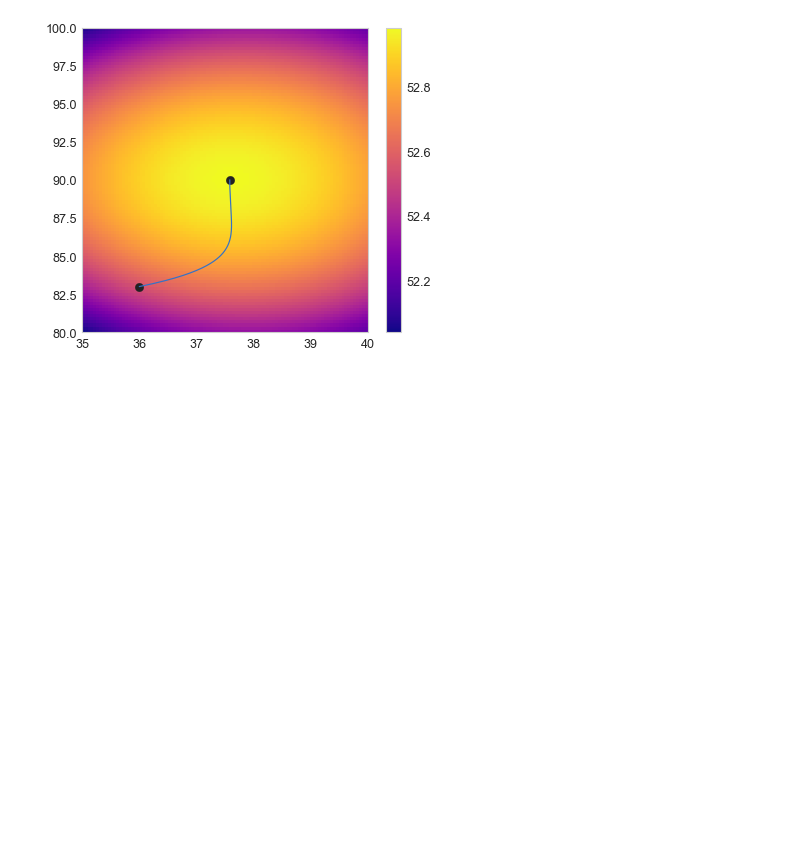
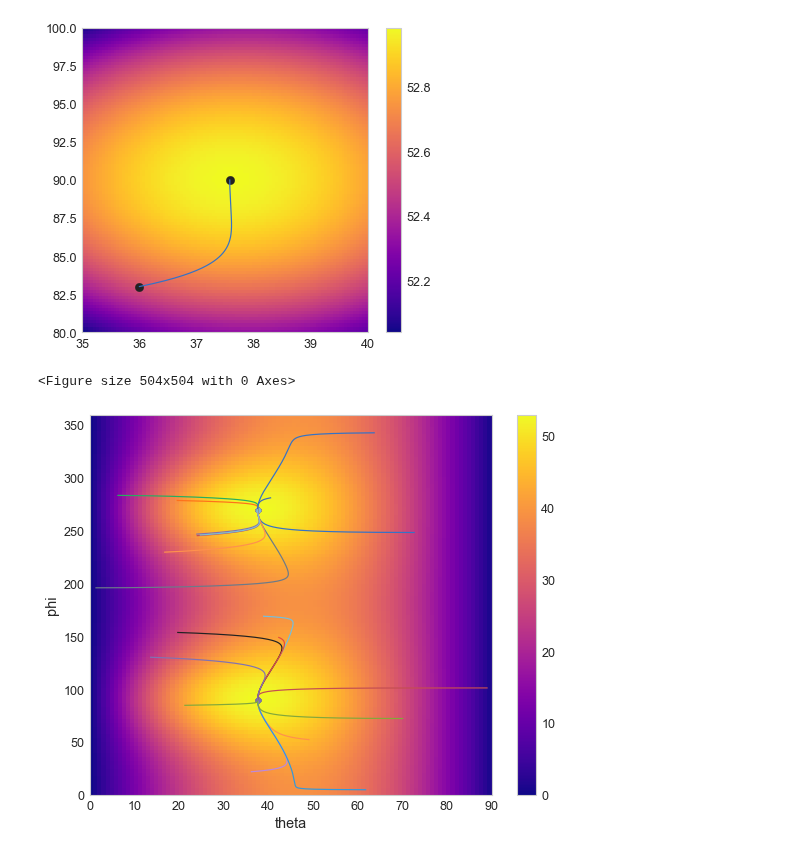
Before and after one commit to aliakhtar/maths4programmers-python, a Jupyter notebook: ch12/12.4.ipynb, the cells around one changed output. Drawn from its saved outputs; the diff is of its cells as text; code cells hidden in the pictures; blank space fills up the shorter version.

```diff
--- a/ch12/12.4.ipynb
+++ b/ch12/12.4.ipynb
@@ -40,3 +40,20 @@ plt.plot(*gradient_ascent_points(landing_distance, 36, 83))
 [<matplotlib.lines.Line2D at 0x...>]
 <Figure size 504x504 with 0 Axes>
 [figure]
+# %%
+from random import uniform
+
+scalar_field_heatmap(landing_distance,0,90,0,360)
+plt.xlabel('theta')
+plt.ylabel('phi')
+for _ in range(20):
+    theta, phi = uniform(0, 90), uniform(0, 360)
+    points = gradient_ascent_points(landing_distance, theta, phi )
+    final = points[0][-1], points[1][-1]
+    plt.plot(*points)
+    plt.scatter(final[0], final[1])
+
+plt.gcf().set_size_inches(9,7)
+# %% [output]
+<Figure size 504x504 with 0 Axes>
+[figure, added]
```
